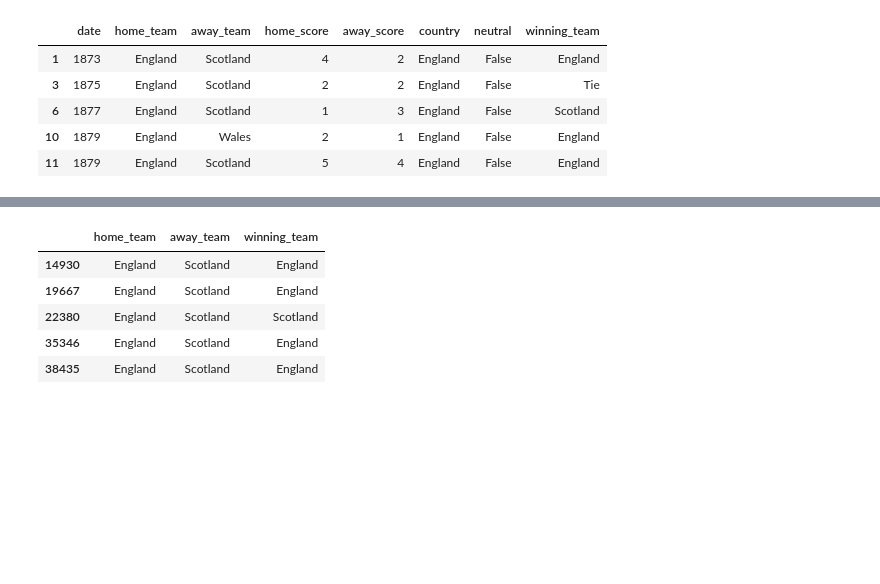
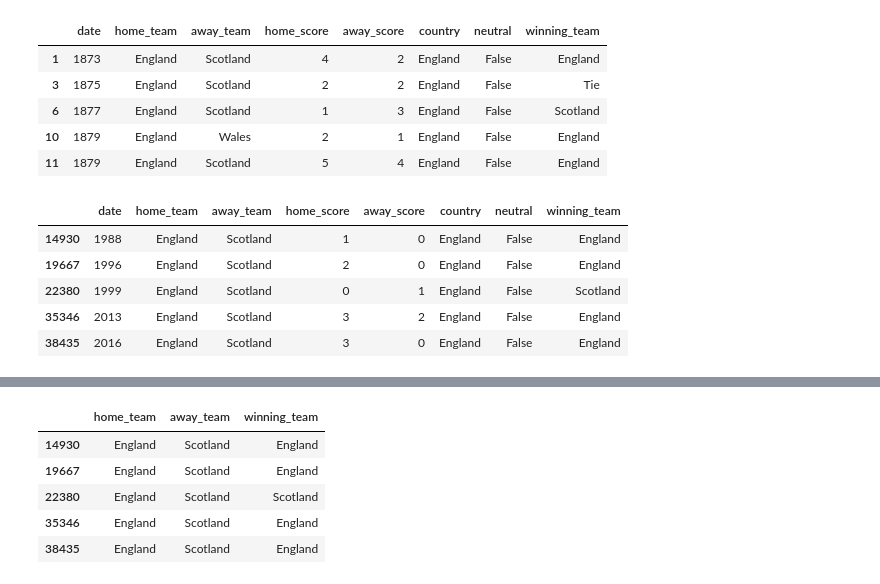
Before and after one commit to DSC-SCH/Predict_outcome_of_football_younghun, a Jupyter notebook: Prediction_based_on_national_matches.ipynb, the cells around one changed output, grey strips where cells are left out. Cells and saved outputs as stored; diff of their text form; code cells hidden in the pictures; blank space fills up the shorter version.

```diff
--- a/Prediction_based_on_national_matches.ipynb
+++ b/Prediction_based_on_national_matches.ipynb
@@ -286,3 +298,12 @@ eng_scot_matches.head()
 | 6 | 1877 | England | Scotland | 1 | 3 | England | False | Scotland |
 | 10 | 1879 | England | Wales | 2 | 1 | England | False | England |
 | 11 | 1879 | England | Scotland | 5 | 4 | England | False | England |
+# %%
+eng_scot_matches.tail()
+# %% [output]
+|  | date | home_team | away_team | home_score | away_score | country | neutral | winning_team |
+| 14930 | 1988 | England | Scotland | 1 | 0 | England | False | England |
+| 19667 | 1996 | England | Scotland | 2 | 0 | England | False | England |
+| 22380 | 1999 | England | Scotland | 0 | 1 | England | False | Scotland |
+| 35346 | 2013 | England | Scotland | 3 | 2 | England | False | England |
+| 38435 | 2016 | England | Scotland | 3 | 0 | England | False | England |
```
Also changed, not shown: parts of 13 cells of this notebook.
